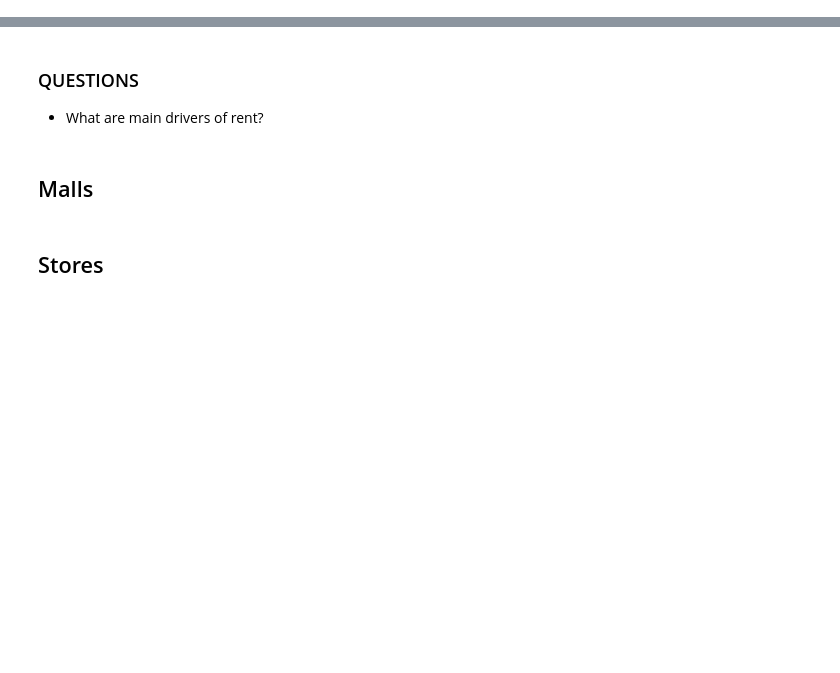
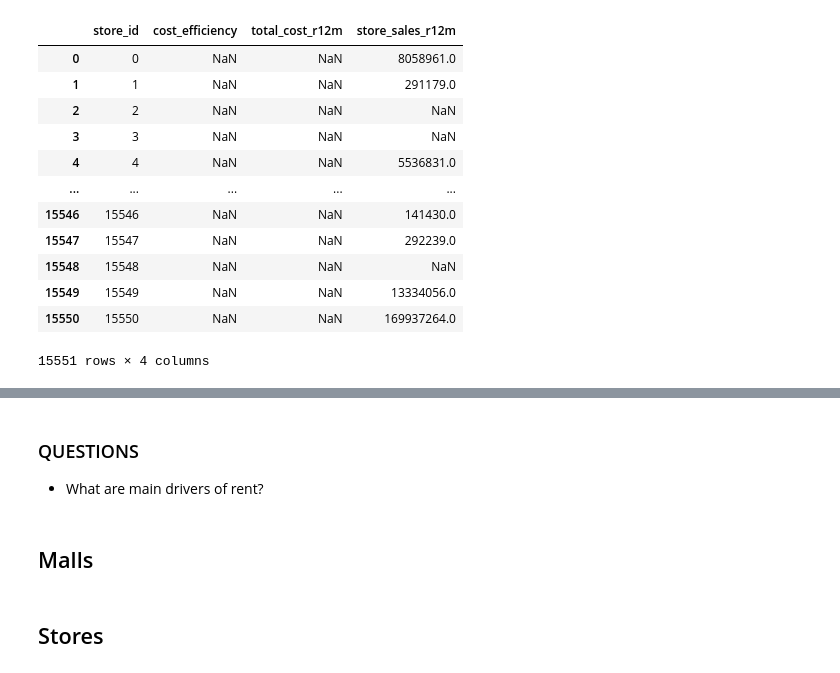
Before and after one commit to julescrevola/urw_challenge, a Jupyter notebook: notebooks/rent_incentive_kpi.ipynb, the cells around one changed output, grey strips where cells are left out. Saved outputs shown, nothing was run; the diff lists cells and outputs as text; code cells hidden in the pictures; blank space fills up the shorter version.

```diff
--- a/notebooks/eda_starter.ipynb
+++ b/notebooks/rent_incentive_kpi.ipynb
@@ -60,0 +57,16 @@ cost
+# %%
+store[['store_id', 'cost_efficiency', 'total_cost_r12m','store_sales_r12m']]
+# %% [output]
+|  | store_id | cost_efficiency | total_cost_r12m | store_sales_r12m |
+| 0 | 0 | NaN | NaN | 8058961.0 |
+| 1 | 1 | NaN | NaN | 291179.0 |
+| 2 | 2 | NaN | NaN | NaN |
+| 3 | 3 | NaN | NaN | NaN |
+| 4 | 4 | NaN | NaN | 5536831.0 |
+| ... | ... | ... | ... | ... |
+| 15546 | 15546 | NaN | NaN | 141430.0 |
+| 15547 | 15547 | NaN | NaN | 292239.0 |
+| 15548 | 15548 | NaN | NaN | NaN |
+| 15549 | 15549 | NaN | NaN | 13334056.0 |
+| 15550 | 15550 | NaN | NaN | 169937264.0 |
+15551 rows × 4 columns
```
Also changed, not shown: parts of 7 cells of this notebook.
